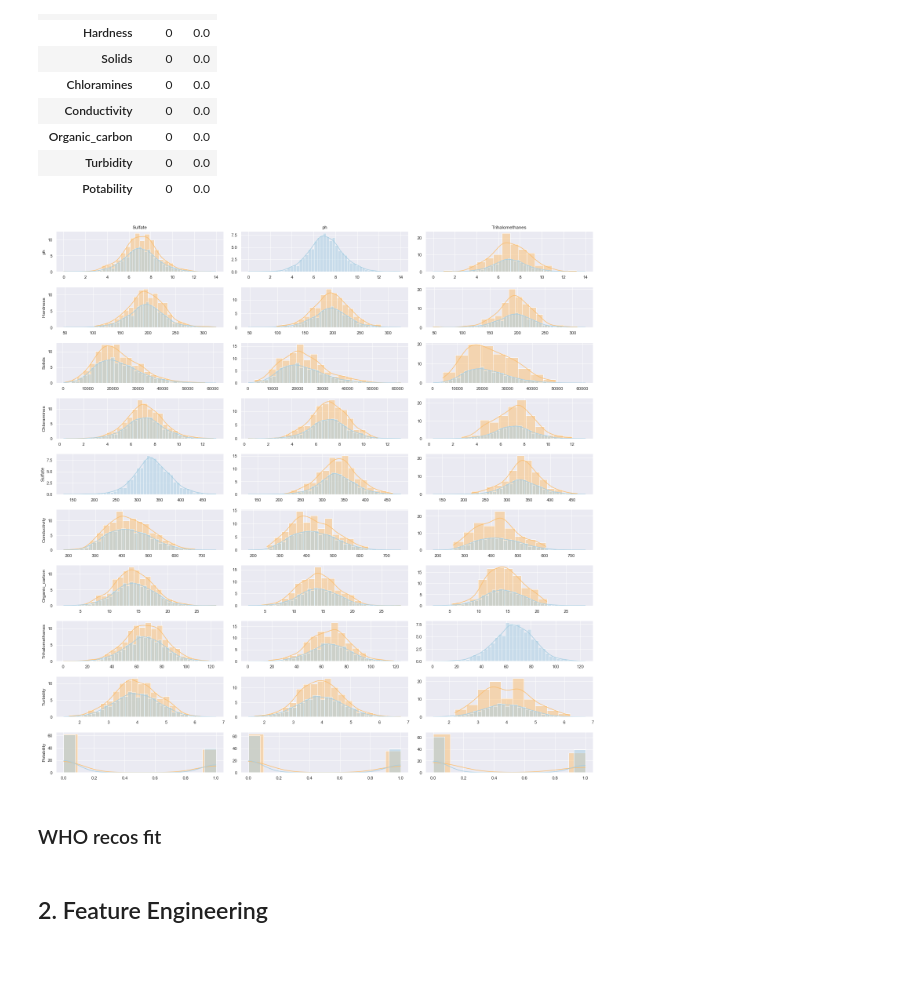
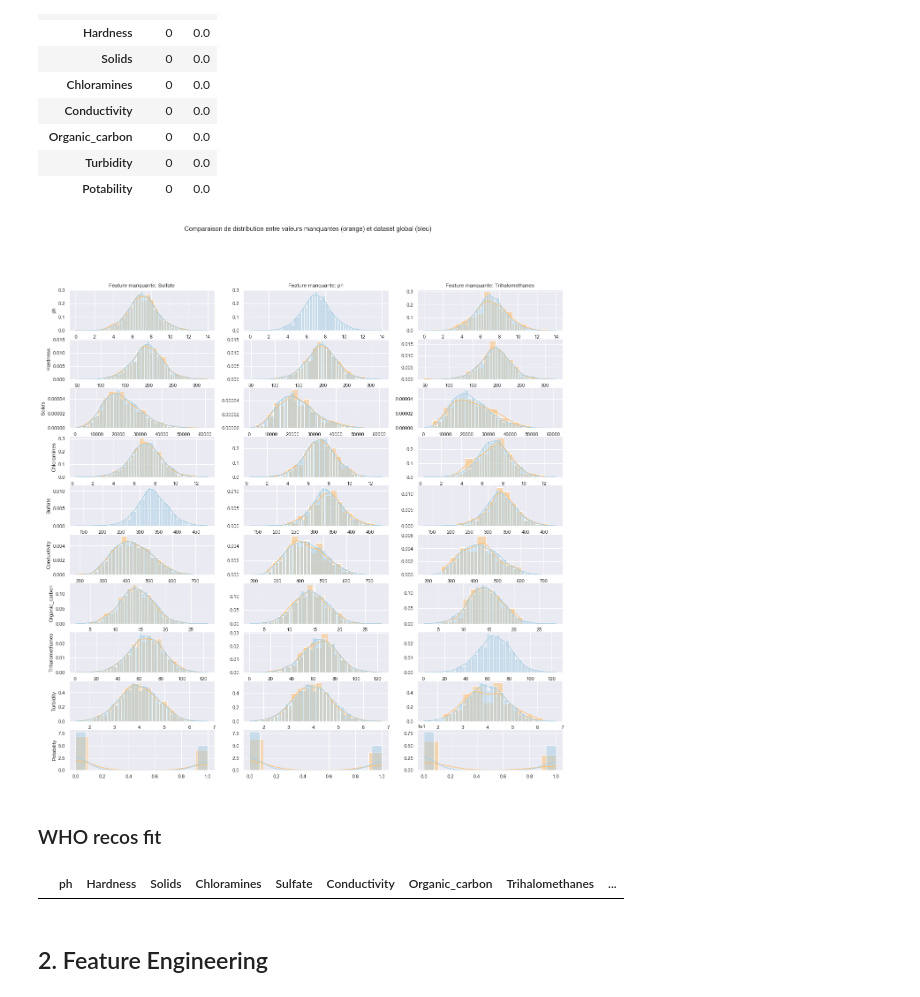
Before and after one commit to ArianeDlns/ML-Drinking_Water_Potability, a Jupyter notebook: data_viz/Water_potability.ipynb, the cells around one changed output. Cells and saved outputs as stored; diff of their text form; code cells hidden in the pictures; blank space fills up the shorter version.

```diff
--- a/data_viz/Water_potability.ipynb
+++ b/data_viz/Water_potability.ipynb
@@ -82,7 +82,7 @@ def save_fig(fig_id, tight_layout=True, fig_extension="png", resolution=300):
 # %% [markdown]
 ### Describe data
 # %%
-data = pd.read_csv('./data/drinking_water_potability.csv')
+data = pd.read_csv('../data/drinking_water_potability.csv')
 data.head()
 # %% [output]
 |  | ph | Hardness | Solids | Chloramines | Sulfate | Conductivity | Organic_carbon | Trihalomethanes | ... |
@@ -166,21 +166,22 @@ missing_data
 # %%
 null_cols = total.where(total>0).dropna().keys()
 fig, ax = plt.subplots(len(data.columns), len(null_cols), figsize = (20, 20))
+fig.suptitle("Comparaison de distribution entre valeurs manquantes (orange) et dataset global (bleu)")
 
 for i in range(len(data.columns)):
     for j in range(len(null_cols)):
-        sns.histplot(data[data.columns[i]].loc[data[null_cols[j]].isnull()], ax = ax[i, j], color="C6", stat="percent", kde=True, legend="null dist")
-        sns.histplot(data[data.columns[i]], ax = ax[i, j], stat="percent", kde=True, color="C0", legend="df dist")
+        sns.histplot(data[data.columns[i]].loc[data[null_cols[j]].isnull()], ax = ax[i, j], color="C6", stat="density", kde=True, legend="null dist")
+        sns.histplot(data[data.columns[i]], ax = ax[i, j], stat="density", kde=True, color="C0", legend="df dist")
         if(i==0):
-            ax[i,j].set_title(null_cols[j])
+            ax[i,j].set_title("Feature manquante: " + null_cols[j])
         if(j==0):
             ax[i,j].set_ylabel(data.columns[i])
         else:
             ax[i,j].set_ylabel("")
         ax[i,j].set_xlabel("")
-plt.tight_layout()
+plt.ticklabel_format(axis="y", style="sci", scilimits=(0,0))
 # %% [output]
-[figure, old version]
+[figure, new version]
 # %% [markdown]
 ### WHO recos fit
 # %%
@@ -197,3 +206,8 @@ WHO_LIMITS={
+# %%
+who_compliant = fit_who_recos(data)
+who_compliant
+# %% [output]
+|  | ph | Hardness | Solids | Chloramines | Sulfate | Conductivity | Organic_carbon | Trihalomethanes | ... |
 # %% [markdown]
 ## 2. Feature Engineering
 # %% [markdown]
```
Also changed, not shown: parts of 1 cell of this notebook.
